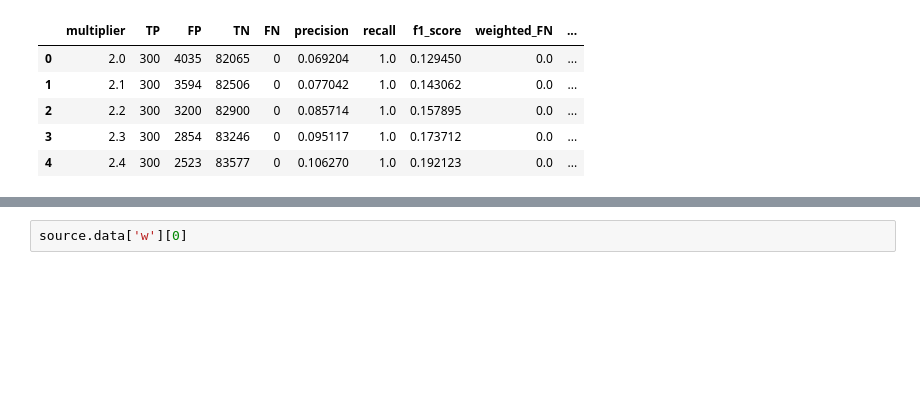
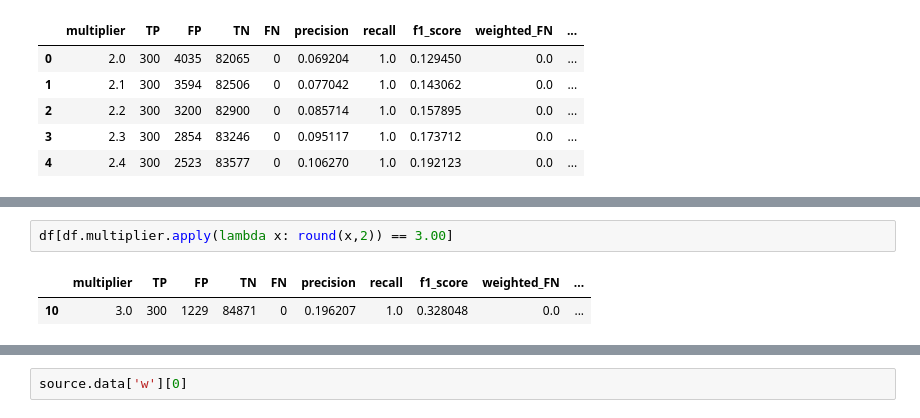
Before and after one commit to yisoonshin/Cream, a Jupyter notebook: sandbox/Bokeh Visual Elements.ipynb, the cells around one changed output, grey strips where cells are left out. Drawn from its saved outputs; the diff is of its cells as text; blank space fills up the shorter version.

```diff
--- a/sandbox/Bokeh Visual Elements.ipynb
+++ b/sandbox/Bokeh Visual Elements.ipynb
@@ -504,5 +803,10 @@ show(layout)
 # %% [output]
 [interactive output not drawn]
 [interactive output not drawn]
+# %%
+df[df.multiplier.apply(lambda x: round(x,2)) == 3.00]
+# %% [output]
+|  | multiplier | TP | FP | TN | FN | precision | recall | f1_score | weighted_FN | ... |
+| 10 | 3.0 | 300 | 1229 | 84871 | 0 | 0.196207 | 1.0 | 0.328048 | 0.0 | ... |
 # %%
 f1_max
```
Also changed, not shown: parts of 11 cells of this notebook, 7 other files.
